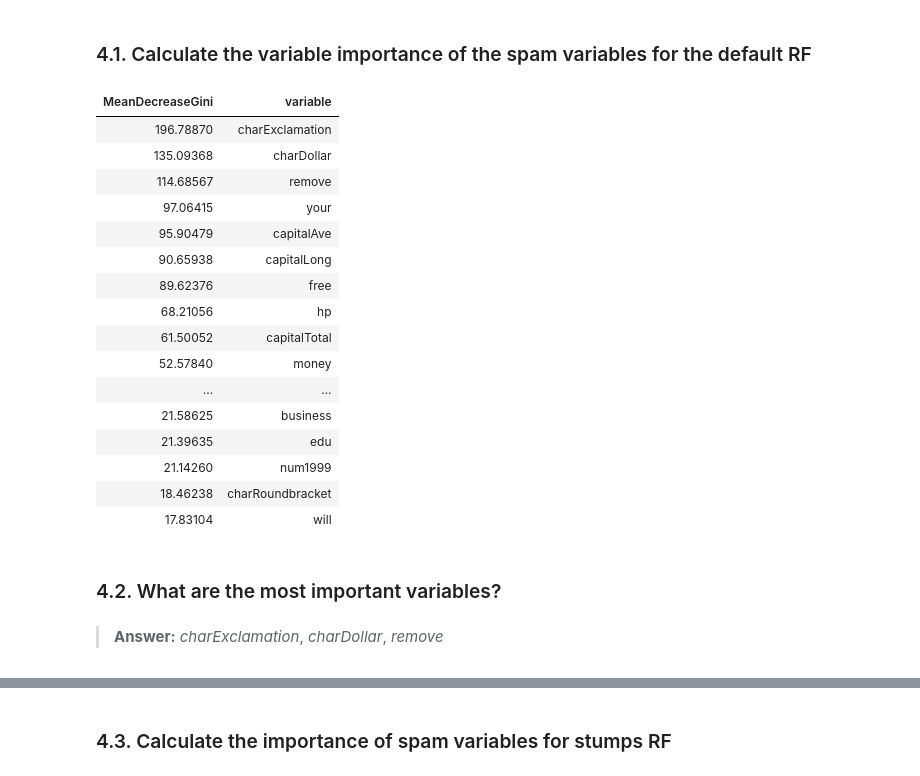
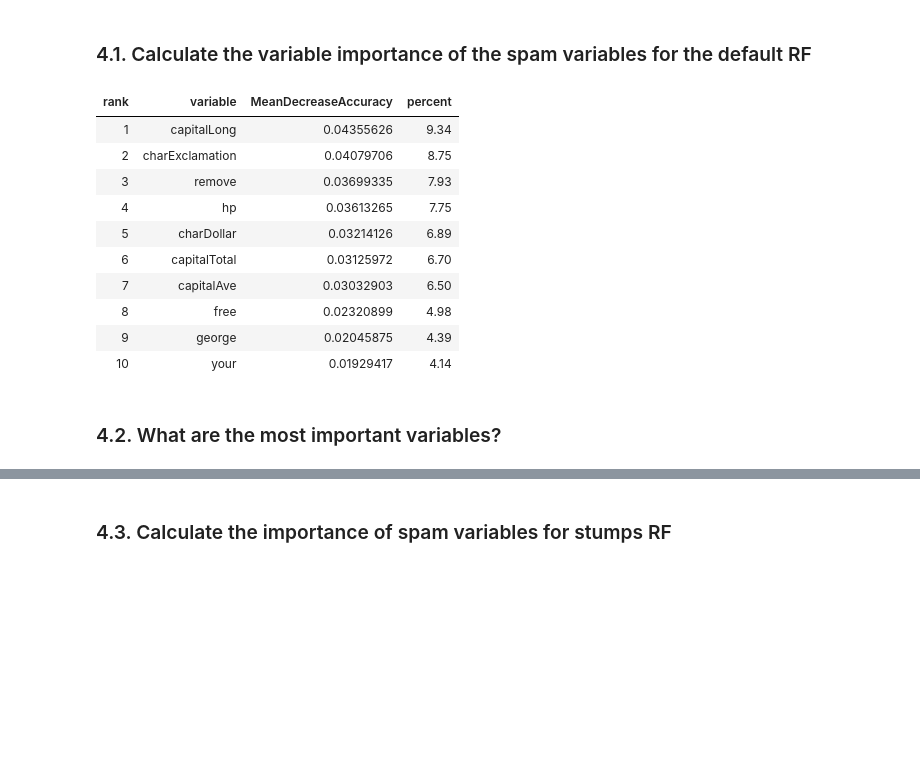
Before and after one commit to guzmanlopez/ACRRF_course, a Jupyter notebook: trabajo-final.ipynb, the cells around one changed output, grey strips where cells are left out. Drawn from its saved outputs; the diff is of its cells as text; code cells hidden in the pictures; blank space fills up the shorter version.

```diff
--- a/trabajo-final.ipynb
+++ b/trabajo-final.ipynb
@@ -857,13 +857,12 @@ spam        102 1167  0.08037825
 # %% [markdown]
 ### 3.4. Calculate an estimate of the prediction error and compare it to bagging
 # %%
-rf.def.error <- test %>%
- mutate(pred = predict(rf.def, test, type = "class"),
-        gain = ifelse(pred == type, 1, 0),
-        error = ifelse(pred != type, 1, 0))
+# Apply random forest fitted model to test dataset and calculate the gain and missclasification for each observation
+rf.def.error <- test %>% mutate(pred = predict(rf.def, test, type = "class"),
+                                gain = ifelse(pred == type, 1, 0),
+                                error = ifelse(pred != type, 1, 0))
 
-(rf.def.missc_error <- rf.def.error %>%
- summarize(gain = mean(gain),
-           missc_error = mean(error)))
+# Calculate the mean gain and mean missclasification and print them
+(rf.def.missc_error <- rf.def.error %>% summarize(gain = mean(gain), missc_error = mean(error)))
 # %% [output]
 | gain | missc_error |
@@ -871,4 +897,5 @@ rf.def.error <- test %>%
 # %% [markdown]
 ### 3.5. Study the evolution of the OOB error with respect to ntree using do.trace
 # %%
-#rf.def.trace <- randomForest(type ~ ., data = train, do.trace = TRUE)
+# Build a RF with do trace
+rf.def.trace <- randomForest(type ~ ., data = train,  ntree = 1000, do.trace = 100)
@@ -877,0 +914,9 @@ ERROR: Error in xy.coords(x, y, xlabel, ylabel, log): 'x' and 'y' lengths differ
+# %%
+# Create dataframe
+rf.def.trace.oob <- as.data.frame(rf.def.trace$err.rate)
+rf.def.trace.oob$OOB <- rf.def.trace.oob$OOB * 100
+
+# Plot OOB vs ntree
+ggplot(rf.def.trace.oob, aes(x = 1:length(OOB), y = OOB)) +
+geom_point(cex = 0.75, color = darkgray, show.legend = FALSE) +
+labs(x = "ntree", y = "OOB")
@@ -879,32 +928,34 @@ ERROR: Error in xy.coords(x, y, xlabel, ylabel, log): 'x' and 'y' lengths differ
 ## 4. Variable importance
 # %% [markdown]
 ### 4.1. Calculate the variable importance of the spam variables for the default RF
+# %%
+# Build a RF
+rf.def <- randomForest(type ~ ., data = train, ntree = 1000, importance = TRUE)
 # %%
-# ?importance
-imp.def <- as.data.frame(importance(rf.def))
+# Get importance
+imp.def <- as.data.frame(rf.def$importance)
 imp.def$variable <- rownames(imp.def)
 
-# See top 20 most important variables
-arrange(imp.def, desc(MeanDecreaseGini))[1:20,]
+# Print the top 10 most important variables
+imp.def <- imp.def %>%
+               arrange(desc(MeanDecreaseAccuracy)) %>%
+                   mutate(rank = 1:length(MeanDecreaseAccuracy),
+                          percent = round(100 * MeanDecreaseAccuracy / sum(MeanDecreaseAccuracy), 2)) %>%
+                       select(rank, variable, MeanDecreaseAccuracy, percent)
+
+# knitr::kable(imp.def %>% top_n(10, MeanDecreaseAccuracy), align = 'l')
+imp.def %>% top_n(10, MeanDecreaseAccuracy)
 # %% [output]
-| MeanDecreaseGini | variable |
-| 196.78870 | charExclamation |
-| 135.09368 | charDollar |
-| 114.68567 | remove |
-| 97.06415 | your |
-| 95.90479 | capitalAve |
-| 90.65938 | capitalLong |
-| 89.62376 | free |
-| 68.21056 | hp |
-| 61.50052 | capitalTotal |
-| 52.57840 | money |
-| ... | ... |
-| 21.58625 | business |
-| 21.39635 | edu |
-| 21.14260 | num1999 |
-| 18.46238 | charRoundbracket |
-| 17.83104 | will |
+| rank | variable | MeanDecreaseAccuracy | percent |
+| 1 | capitalLong | 0.04355626 | 9.34 |
+| 2 | charExclamation | 0.04079706 | 8.75 |
+| 3 | remove | 0.03699335 | 7.93 |
+| 4 | hp | 0.03613265 | 7.75 |
+| 5 | charDollar | 0.03214126 | 6.89 |
+| 6 | capitalTotal | 0.03125972 | 6.70 |
+| 7 | capitalAve | 0.03032903 | 6.50 |
+| 8 | free | 0.02320899 | 4.98 |
+| 9 | george | 0.02045875 | 4.39 |
+| 10 | your | 0.01929417 | 4.14 |
 # %% [markdown]
 ### 4.2. What are the most important variables?
-# %% [markdown]
-> **Answer:** *charExclamation*, *charDollar*, *remove*
```
Also changed, not shown: parts of 59 cells of this notebook.
